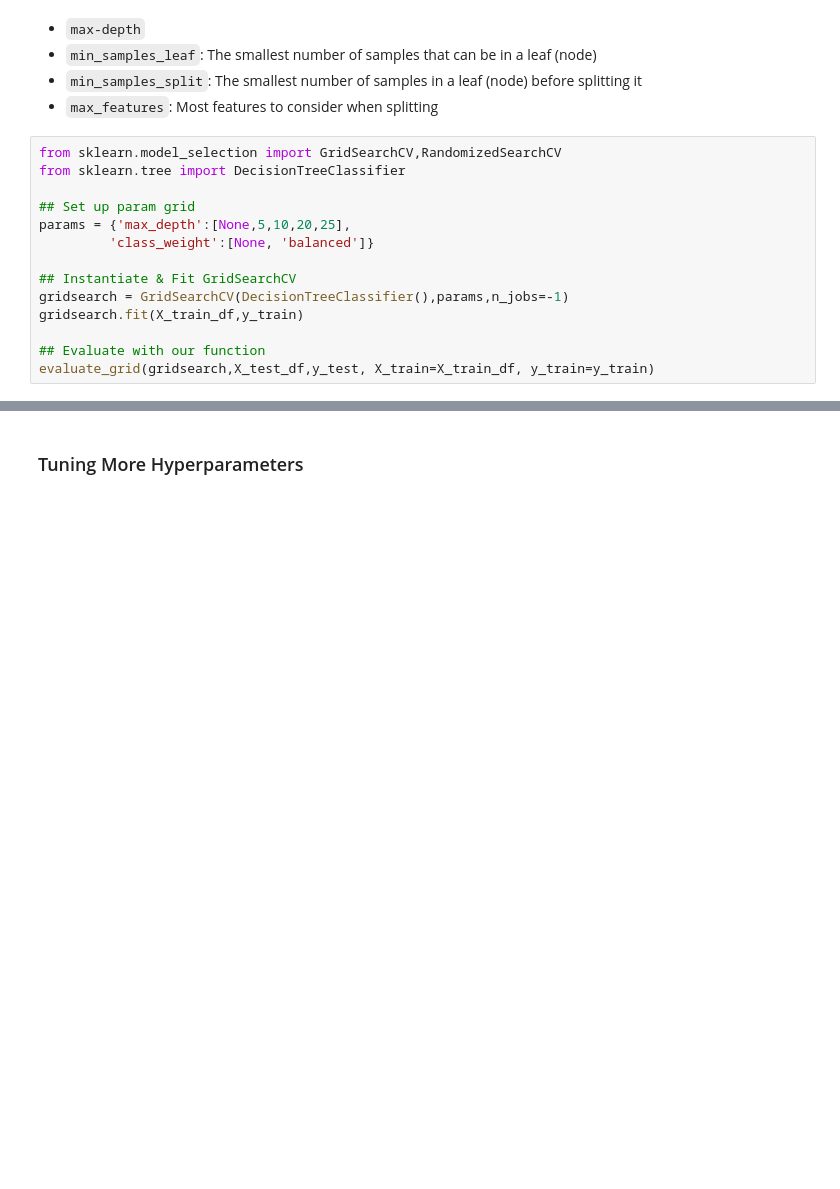
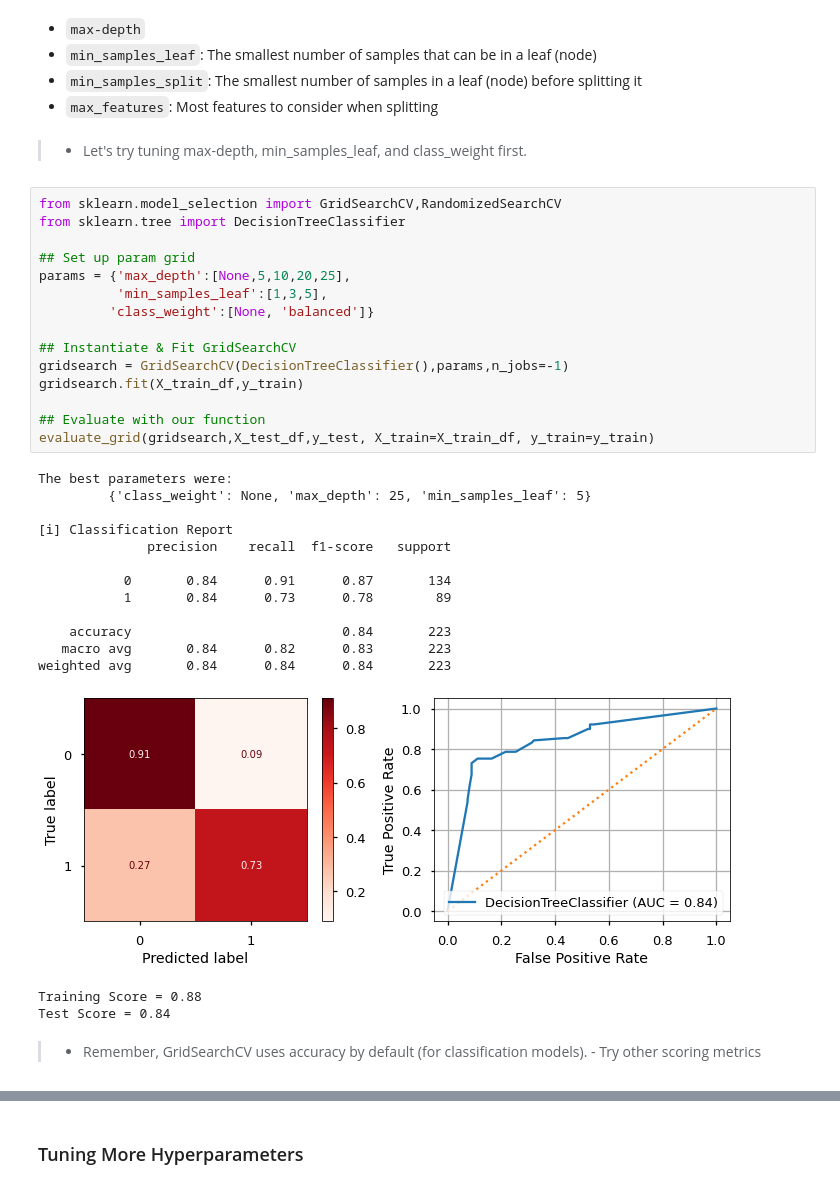
Before and after one commit to flatiron-school/Online-DS-FT-022221-Cohort-Notes, a Jupyter notebook: Phase_3/topic_29_decision_trees/instructor/topic_29_decision_trees_v2_titanic-instructor.ipynb, the cells around one changed output, grey strips where cells are left out. Drawn from its saved outputs; the diff is of its cells as text; blank space fills up the shorter version.

```diff
--- a/Phase_3/topic_29_decision_trees/instructor/topic_29_decision_trees_v2_titanic-instructor.ipynb
+++ b/Phase_3/topic_29_decision_trees/instructor/topic_29_decision_trees_v2_titanic-instructor.ipynb
@@ -512,20 +748,42 @@ Check out the scikit-learn documentation: https://scikit-learn.org/stable/module
 - `min_samples_leaf`: The smallest number of samples that can be in a leaf (node)
 - `min_samples_split`: The smallest number of samples in a leaf (node) before splitting it
 - `max_features`: Most features to consider when splitting
+# %% [markdown]
+> - Let's try tuning max-depth, min_samples_leaf, and class_weight first.
 # %%
 from sklearn.model_selection import GridSearchCV,RandomizedSearchCV
 from sklearn.tree import DecisionTreeClassifier
 
 ## Set up param grid
 params = {'max_depth':[None,5,10,20,25],
+          'min_samples_leaf':[1,3,5],
          'class_weight':[None, 'balanced']}
 
 ## Instantiate & Fit GridSearchCV
 gridsearch = GridSearchCV(DecisionTreeClassifier(),params,n_jobs=-1)
 gridsearch.fit(X_train_df,y_train)
 
 ## Evaluate with our function
 evaluate_grid(gridsearch,X_test_df,y_test, X_train=X_train_df, y_train=y_train)
+# %% [output]
+The best parameters were:
+         {'class_weight': None, 'max_depth': 25, 'min_samples_leaf': 5}
+
+[i] Classification Report
+              precision    recall  f1-score   support
+
+           0       0.84      0.91      0.87       134
+           1       0.84      0.73      0.78        89
+
+    accuracy                           0.84       223
+   macro avg       0.84      0.82      0.83       223
+weighted avg       0.84      0.84      0.84       223
+[figure, added]
+Training Score = 0.88
+Test Score = 0.84
+# %% [markdown]
+> - Remember, GridSearchCV uses accuracy by default (for classification models).
+    - Try other scoring metrics
 # %%
 ## Try scoring='recall'
 
```
Also changed, not shown: parts of 54 cells of this notebook, 2 other files.
